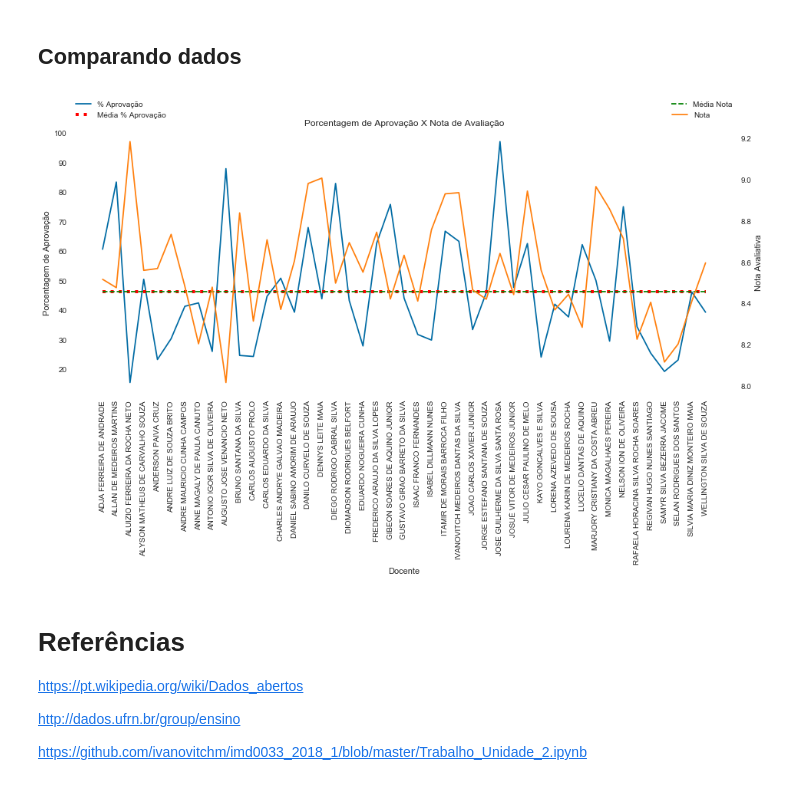
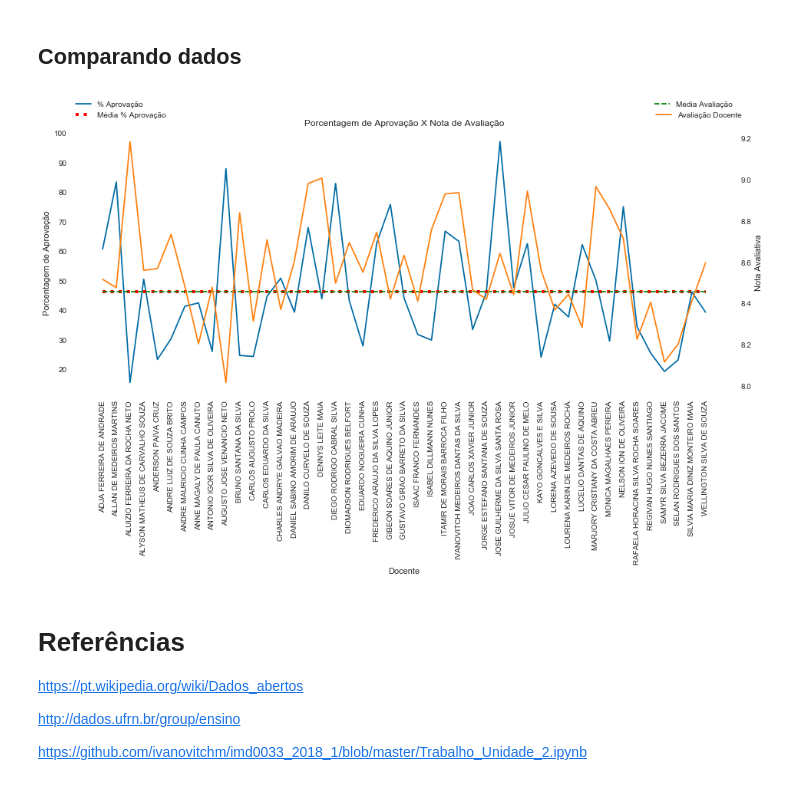
Before and after one commit to Ahrkano/Projeto_Probabilidade, a Jupyter notebook: Projeto de Avaliação de Desempenho de Docentes IMD.ipynb, the cells around one changed output. Cells and saved outputs as stored; diff of their text form; code cells hidden in the pictures.

Commit message:
Add files via upload
legenda ajustada

```diff
--- a/Projeto de Avaliação de Desempenho de Docentes IMD.ipynb
+++ b/Projeto de Avaliação de Desempenho de Docentes IMD.ipynb
@@ -485,37 +485,37 @@ plt.xlabel('Docente')
 
 # Plotando a média de aprovações e de notas
 plt.plot(x, ax1bar, color='red', label='Média % Aprovação', linestyle=':',linewidth = 4)
-plt.plot(x, ax1bar, color='green', label='Média Nota', linestyle='--')
+plt.plot(x, ax1bar, color='green', label='Média Avaliação', linestyle='--')
 
 plt.xticks(rotation=90)
 
 # Legenda do lado esquerdo
 plt.legend(bbox_to_anchor=(0., 1.03, 1., .102), loc=3, ncol=2, mode="expand", borderaxespad=0.)
 
 
 # Usando escala no lado direito
 ax2 = plt.axes(rect, frameon=False)
 ax2.yaxis.tick_right()
-plt.plot(x, y2, color=orange, label="Nota")
+plt.plot(x, y2, color=orange, label="Avaliação Docente")
 ax2.yaxis.set_label_position('right')
 plt.ylabel('Nota Avaliativa')
 ax2.set_xticks([])
 
 # Legenda do lado esquerdo
-plt.legend(bbox_to_anchor=(.9, 1.03, 0., 0.), loc=3, ncol=2, mode="expand", borderaxespad=0.)
+plt.legend(bbox_to_anchor=(.8748, 1.03, 0.0, 0.0), loc=3, ncol=2, mode="expand", borderaxespad=0.)
 
 #limpando gráfico
 ax1.tick_params(top = 'off', bottom = 'off', left = 'off', right = 'off')
 ax1.spines["right"].set_visible(False)
 ax1.spines["left"].set_visible(False)
 ax1.spines["top"].set_visible(False)
 ax1.spines["bottom"].set_visible(False)
 
 #exibindo
 plt.title('Porcentagem de Aprovação X Nota de Avaliação')
 plt.show(fig)
 # %% [output]
-[figure, old version]
+[figure, new version]
 # %% [markdown]
 # Referências
 
```
Also changed, not shown: parts of 1 cell of this notebook.
